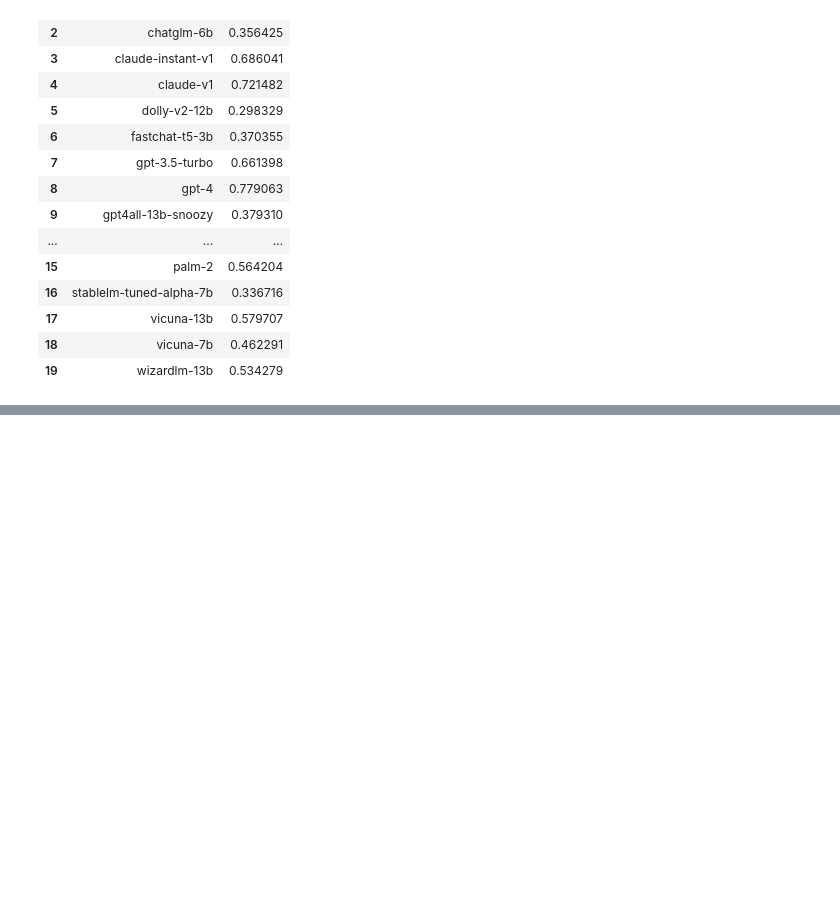
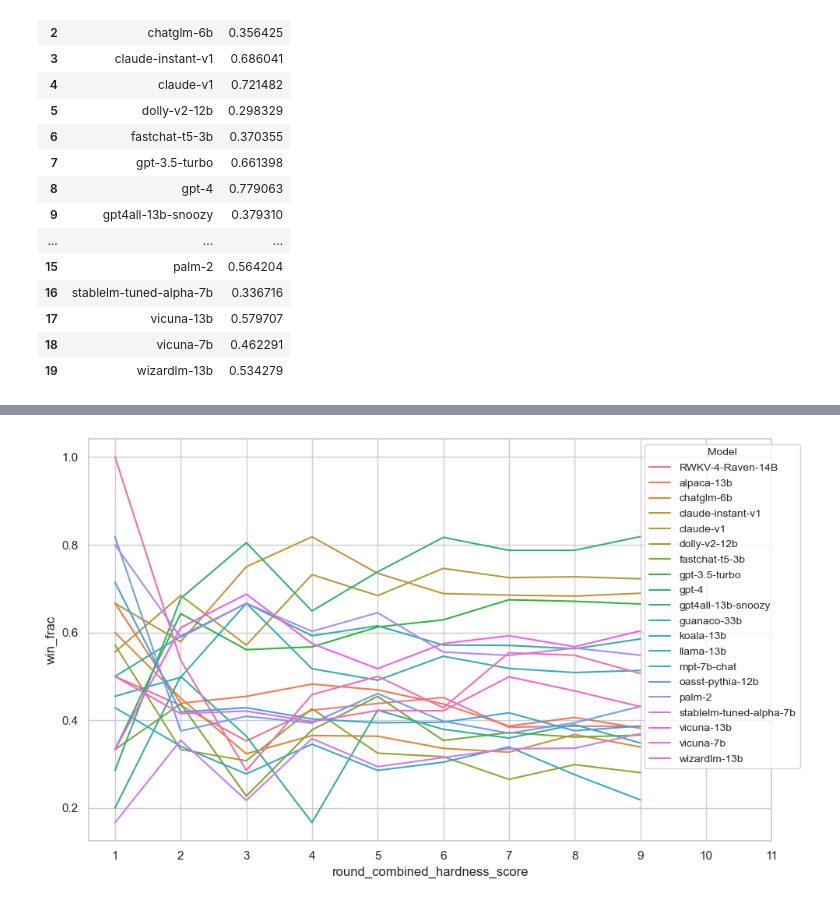
Before and after one commit to surajr10/ds200-grad-project, a Jupyter notebook: notebooks/suraj_eda.ipynb, the cells around one changed output, grey strips where cells are left out. Saved outputs shown, nothing was run; the diff lists cells and outputs as text; code cells hidden in the pictures; blank space fills up the shorter version.

```diff
--- a/notebooks/suraj_eda.ipynb
+++ b/notebooks/suraj_eda.ipynb
@@ -319,0 +323,6 @@ merge_df.groupby('judge')[]
+# %%
+appearances_a = merge_df[['model_a', 'round_combined_hardness_score']].rename(columns={'model_a': 'model'})
+appearances_b = merge_df[['model_b', 'round_combined_hardness_score']].rename(columns={'model_b': 'model'})
+appearances = pd.concat([appearances_a, appearances_b])
+appearances_grouped = appearances.groupby(['model', 'round_combined_hardness_score']).agg('size').reset_index(name='appearances')
+appearances_grouped
@@ -319,0 +343,4 @@ merge_df.groupby('judge')[]
+# %%
+hardness_wins_grouped= merge_df.groupby(['winning_model', 'round_combined_hardness_score']).agg('size').reset_index(name='wins')
+hardness_wins_grouped = hardness_wins_grouped.rename(columns={'winning_model': 'model'})
+hardness_wins_grouped
@@ -319,0 +361,4 @@ merge_df.groupby('judge')[]
+# %%
+model_hardness_win_fracs = pd.merge(appearances_grouped, hardness_wins_grouped, on=['model', 'round_combined_hardness_score'], how='left')
+model_hardness_win_fracs['win_frac'] = model_hardness_win_fracs['wins'] / model_hardness_win_fracs['appearances']
+model_hardness_win_fracs
@@ -319,0 +379,8 @@ merge_df.groupby('judge')[]
+# %%
+fig, ax = plt.subplots(figsize=(10, 6))
+sns.lineplot(data=model_hardness_win_fracs, x='round_combined_hardness_score', y='win_frac', hue='model', ax=ax)
+plt.legend(title='Model', bbox_to_anchor=(1.05, 1), loc='upper right', fontsize='small', title_fontsize='small')
+plt.xticks(np.arange(1, 12, 1))
+plt.tight_layout()
+# %% [output]
+[figure, added]
```
Also changed, not shown: parts of 9 cells of this notebook.
